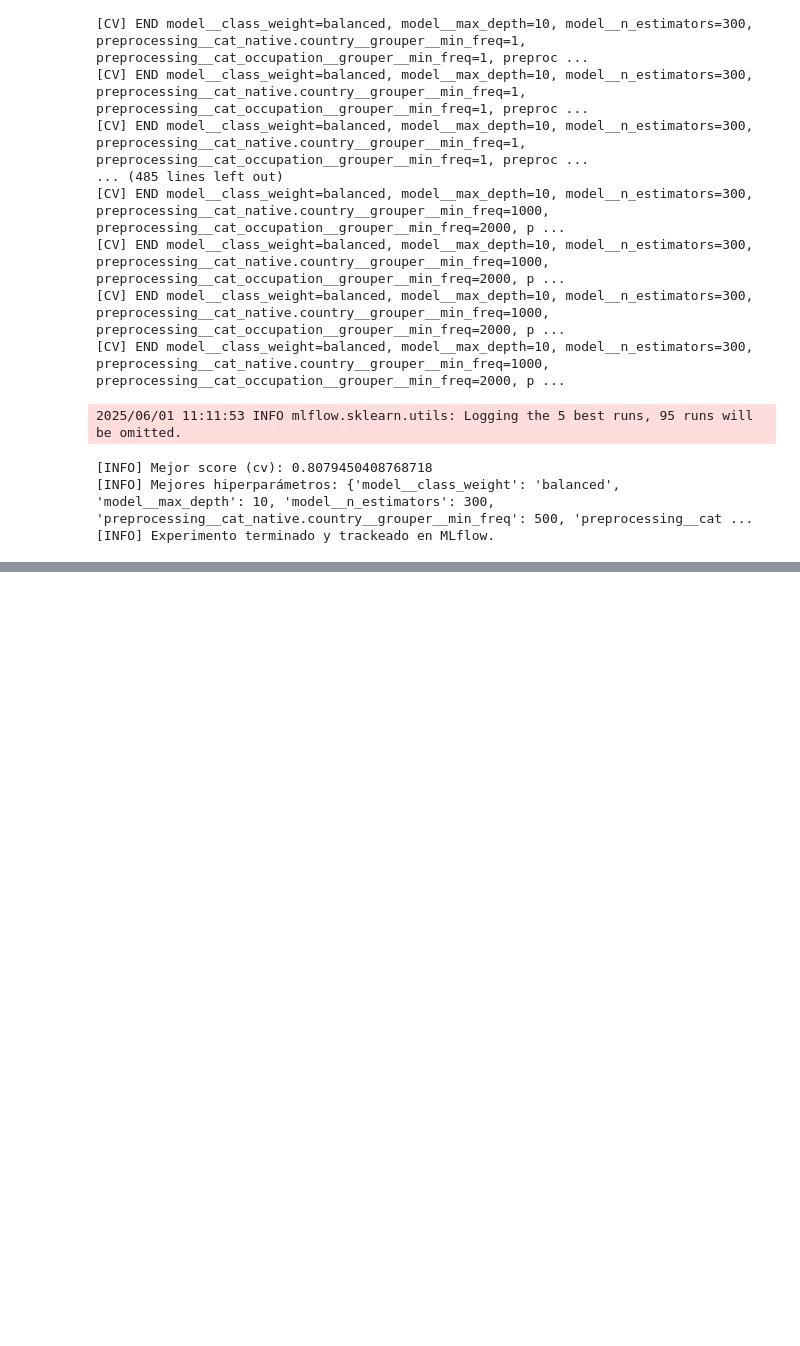
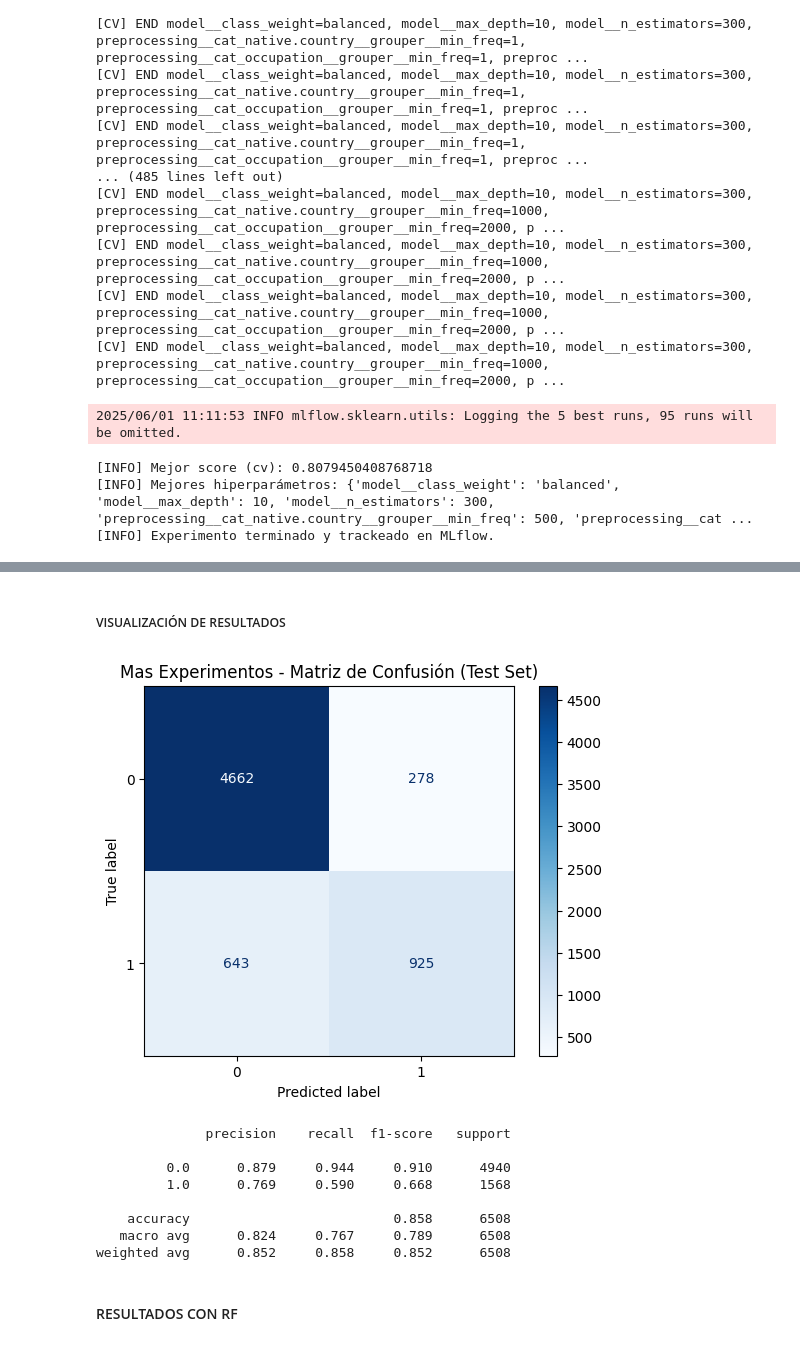
Before and after one commit to XavrV/mini-project-income, a Jupyter notebook: mini_project_adult_income.ipynb, the cells around one changed output, grey strips where cells are left out. Drawn from its saved outputs; the diff is of its cells as text; code cells hidden in the pictures; blank space fills up the shorter version.

```diff
--- a/mini_project_adult_income.ipynb
+++ b/mini_project_adult_income.ipynb
@@ -853,0 +1002,30 @@ print(classification_report(splits["y_test"], y_pred, digits=3))
+# %% [markdown]
+##### VISUALIZACIÓN DE RESULTADOS
+# %%
+from sklearn.metrics import confusion_matrix, ConfusionMatrixDisplay, classification_report
+
+# El mejor modelo entrenado
+best_model = joblib.load("results_out/mas_exps_rf/best_model.joblib")
+y_pred = best_model.predict(splits["X_test"])
+
+# Matriz de confusión
+cm = confusion_matrix(splits["y_test"], y_pred)
+disp = ConfusionMatrixDisplay(confusion_matrix=cm)
+disp.plot(cmap="Blues")
+plt.title("Mas Experimentos - Matriz de Confusión (Test Set)")
+plt.show()
+
+# Reporte de clasificación
+print(classification_report(splits["y_test"], y_pred, digits=3))
+# %% [output]
+[figure, added]
+              precision    recall  f1-score   support
+
+         0.0      0.879     0.944     0.910      4940
+         1.0      0.769     0.590     0.668      1568
+
+    accuracy                          0.858      6508
+   macro avg      0.824     0.767     0.789      6508
+weighted avg      0.852     0.858     0.852      6508
+# %% [markdown]
+#### RESULTADOS CON RF
```
Also changed, not shown: parts of 24 cells of this notebook.
